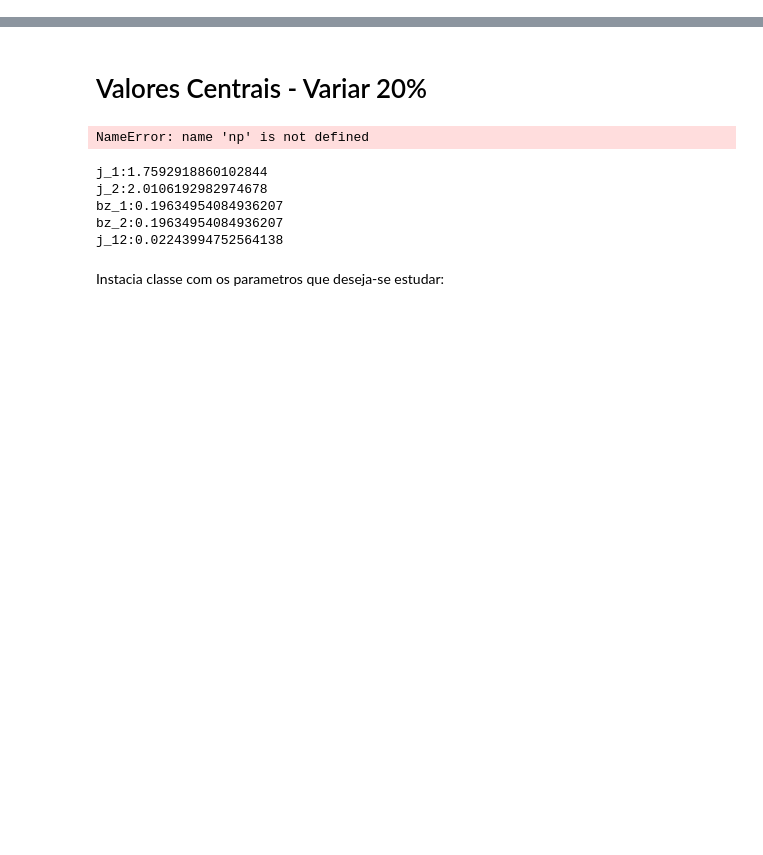
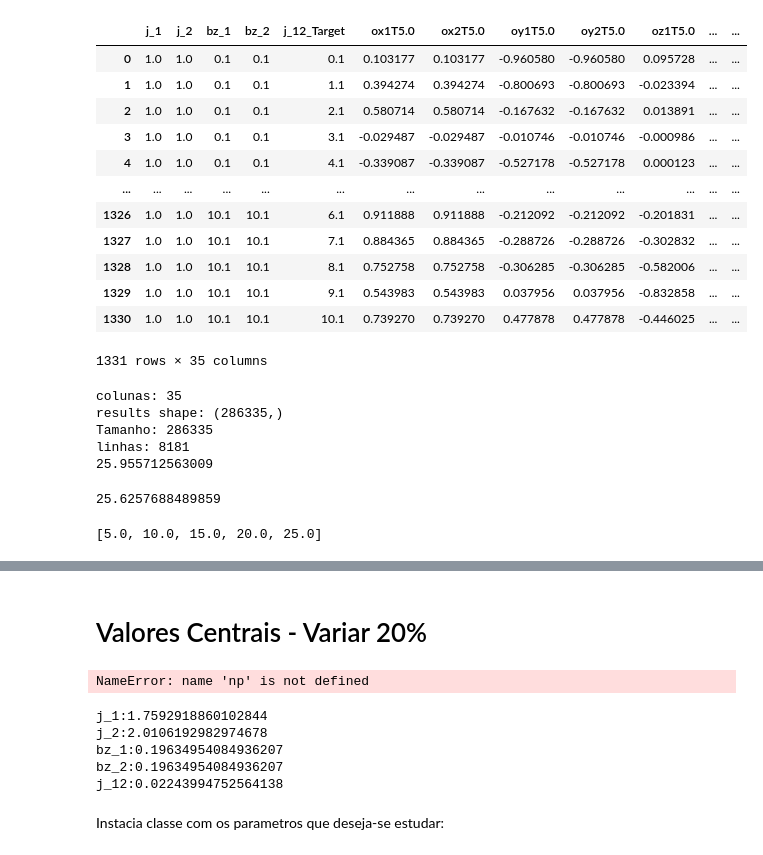
Before and after one commit to MarceloVelludo/DinamicaPontosQuant, a Jupyter notebook: Analise-Copy1.ipynb, the cells around one changed output, grey strips where cells are left out. Drawn from its saved outputs; the diff is of its cells as text; code cells hidden in the pictures; blank space fills up the shorter version.

Commit message:
Mudanças para salvar os resultados

```diff
--- a/Analise-Copy1.ipynb
+++ b/Analise-Copy1.ipynb
@@ -2,0 +16,7 @@ import DPQNova
+# %%
+DQP = DPQNova.DinamicaPontosQuanticos(j_1_inicial=1, j_1_final=1, passoJ_1 = 0.5,
+                 j_2_inicial=1, j_2_final=1, passoJ_2 = 0.5,
+                 bz_1_inicial=0.1, bz_1_final=10, passoBz_1 = 1.0,
+                 bz_2_inicial=0.1, bz_2_final=10, passoBz_2 = 1.0,
+                 j_12_inicial=0.1, j_12_final=10, passoJ_12 = 1.0,
+                 tInicial=5, tFinal=25, passoT=5)
@@ -2,0 +39,7 @@ import DPQNova
+# %%
+from timeit import default_timer as timer
+
+start = timer()
+teste = DQP.criaDataFrame()
+end = timer()
+print(end - start)
@@ -2,0 +54,37 @@ import DPQNova
+# %%
+teste
+# %% [output]
+|  | j_1 | j_2 | bz_1 | bz_2 | j_12_Target | ox1T5.0 | ox2T5.0 | oy1T5.0 | oy2T5.0 | oz1T5.0 | ... | ... |
+| 0 | 1.0 | 1.0 | 0.1 | 0.1 | 0.1 | 0.103177 | 0.103177 | -0.960580 | -0.960580 | 0.095728 | ... | ... |
+| 1 | 1.0 | 1.0 | 0.1 | 0.1 | 1.1 | 0.394274 | 0.394274 | -0.800693 | -0.800693 | -0.023394 | ... | ... |
+| 2 | 1.0 | 1.0 | 0.1 | 0.1 | 2.1 | 0.580714 | 0.580714 | -0.167632 | -0.167632 | 0.013891 | ... | ... |
+| 3 | 1.0 | 1.0 | 0.1 | 0.1 | 3.1 | -0.029487 | -0.029487 | -0.010746 | -0.010746 | -0.000986 | ... | ... |
+| 4 | 1.0 | 1.0 | 0.1 | 0.1 | 4.1 | -0.339087 | -0.339087 | -0.527178 | -0.527178 | 0.000123 | ... | ... |
+| ... | ... | ... | ... | ... | ... | ... | ... | ... | ... | ... | ... | ... |
+| 1326 | 1.0 | 1.0 | 10.1 | 10.1 | 6.1 | 0.911888 | 0.911888 | -0.212092 | -0.212092 | -0.201831 | ... | ... |
+| 1327 | 1.0 | 1.0 | 10.1 | 10.1 | 7.1 | 0.884365 | 0.884365 | -0.288726 | -0.288726 | -0.302832 | ... | ... |
+| 1328 | 1.0 | 1.0 | 10.1 | 10.1 | 8.1 | 0.752758 | 0.752758 | -0.306285 | -0.306285 | -0.582006 | ... | ... |
+| 1329 | 1.0 | 1.0 | 10.1 | 10.1 | 9.1 | 0.543983 | 0.543983 | 0.037956 | 0.037956 | -0.832858 | ... | ... |
+| 1330 | 1.0 | 1.0 | 10.1 | 10.1 | 10.1 | 0.739270 | 0.739270 | 0.477878 | 0.477878 | -0.446025 | ... | ... |
+1331 rows × 35 columns
+# %%
+from timeit import default_timer as timer
+import dataframe
+start = timer()
+dataframe.criaFrame()
+end = timer()
+print(end - start)
+# %% [output]
+colunas: 35
+results shape: (286335,)
+Tamanho: 286335
+linhas: 8181
+25.955712563009
+# %%
+print(end - start)
+# %% [output]
+25.6257688489859
+# %%
+DQP.arrayT
+# %% [output]
+[5.0, 10.0, 15.0, 20.0, 25.0]
```
Also changed, not shown: parts of 11 cells of this notebook, 9 other files.
